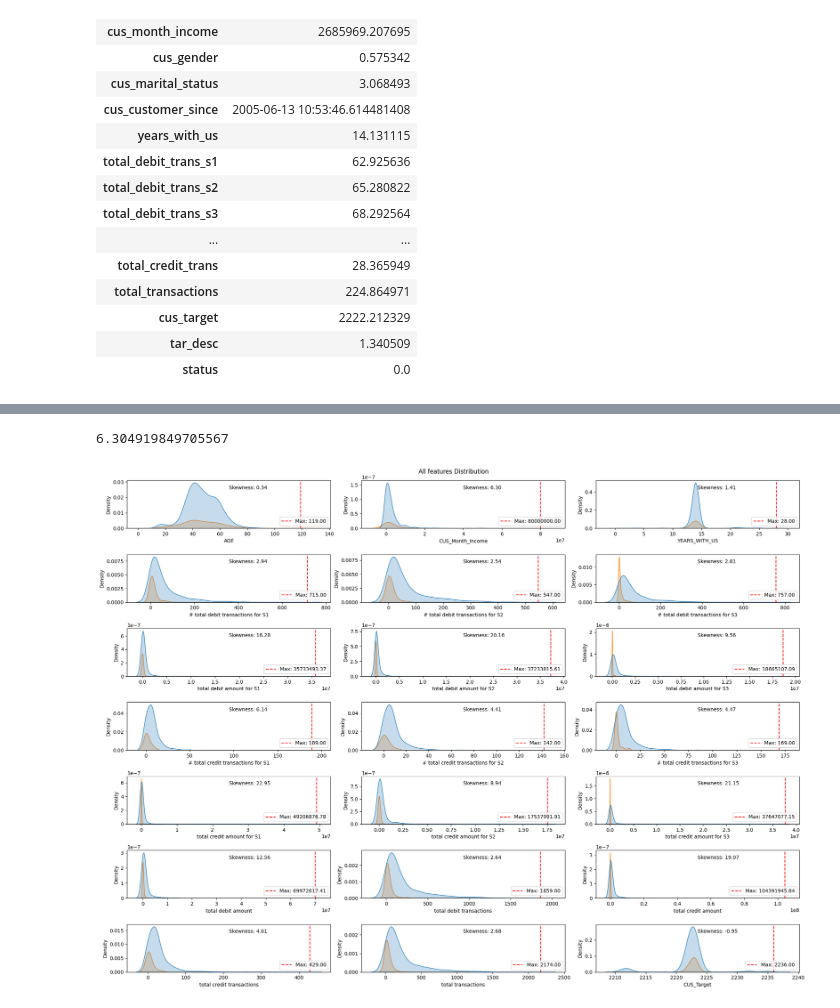
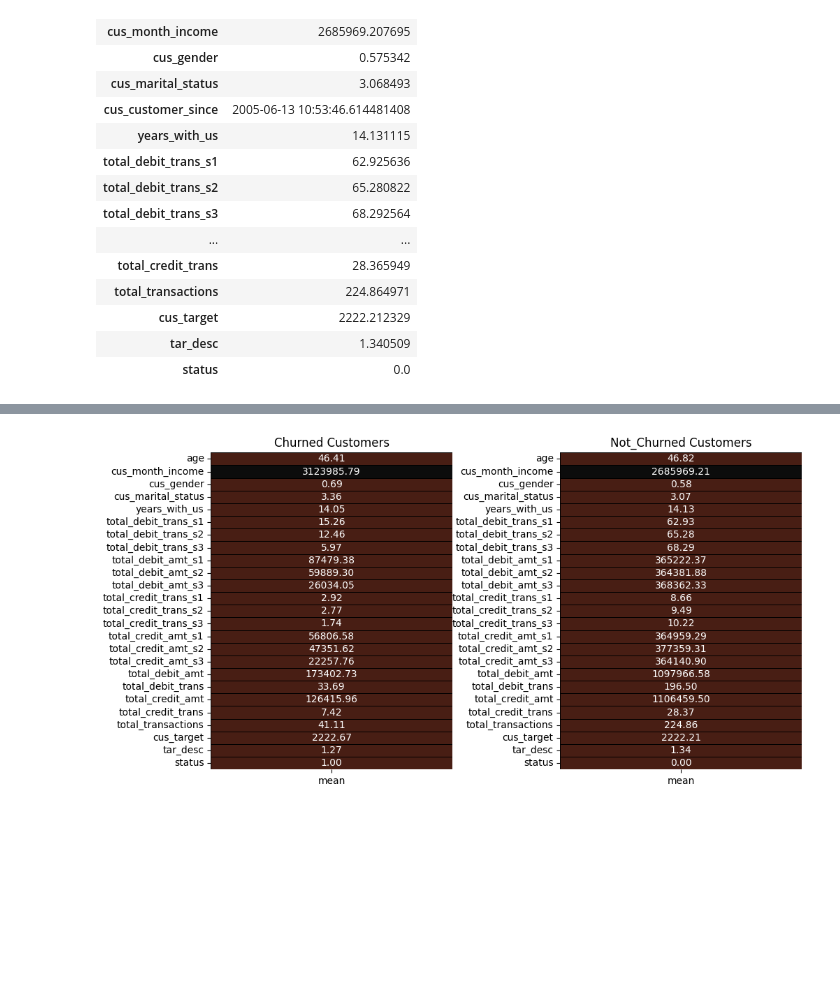
Before and after one commit to shivamkc01/Bank_Standard_bank_churn, a Jupyter notebook: notebook/check_data.ipynb, the cells around one changed output, grey strips where cells are left out. Drawn from its saved outputs; the diff is of its cells as text; code cells hidden in the pictures; blank space fills up the shorter version.

```diff
--- a/notebook/check_data.ipynb
+++ b/notebook/check_data.ipynb
@@ -372,22 +386,3 @@ not_churn[['mean']]
 | cus_target | 2222.212329 |
 | tar_desc | 1.340509 |
 | status | 0.0 |
-# %%
-encoded_df.drop(['cus_dob', "cus_customer_since"], axis=1, inplace=True)
-colors = ['#FF8E8F','#A0153E']
-
-churn = encoded_df[encoded_df['status'] == 1].describe().T
-not_churn = encoded_df[encoded_df['status'] == 0].describe().T
-
-fig,ax = plt.subplots(nrows = 1,ncols = 2,figsize = (10,5))
-plt.subplot(1,2,1)
-sns.heatmap(churn[['mean']],annot = True,cmap = colors,linewidths = 0.6,linecolor = 'black',cbar = False,fmt = '.2f')
-plt.title('Churned Customers');
-
-plt.subplot(1,2,2)
-sns.heatmap(not_churn[['mean']],annot = True,cmap = colors,linewidths = 0.6,linecolor = 'black',cbar = False,fmt = '.2f',)
-plt.title('Not_Churned Customers');
-
-fig.tight_layout(pad = 0)
-fig.savefig(config.PLOT_FILES+f"Mean_values_features_churned_and_not_churned_customers.jpg", dpi=200)
-plt.show()
@@ -445,7 +388,0 @@ helper.plot_histogram(cleaned_df)
-# %%
-nums = encoded_df.select_dtypes(include='number')
-# Checking if any number feature is categorical in nature or not
-num_cols = []
-for f in nums:
-    if nums[f].nunique() > 8:
-        num_cols.append(f)
@@ -472,5 +388,0 @@ num_cols
-# %%
-from scipy.stats import skew
-skew(df[num_cols[1]].dropna())
-# %% [output]
-6.304919849705567
@@ -483,26 +389,21 @@ df.loc[:, 'Status'] = df['Status'].map(target_enc)
-# %%
-
-plt.figure(figsize=(20, 15))
-for i in range(0, len(num_cols)):
-    plt.subplot(7, 3,  i+1)
-    sns.kdeplot(x = df[num_cols[i]], fill=True, color=colours, hue=df['Status'])
-    max_value = df[num_cols[i]].max()
-
-
-    skewness = skew(df[num_cols[i]].dropna())
-    plt.text(0.5, 0.9, f'Skewness: {skewness:.2f}',
-                        transform=plt.gca().transAxes,
-                        fontsize=10,
-                        verticalalignment='top'
-            )
-    plt.axvline(x=max_value,
-                color='red',
-                linestyle='--',
-                  label=f'Max: {max_value:.2f}')
-    plt.xlabel(num_cols[i])
-    plt.legend(loc='lower right')
-    plt.suptitle('All features Distribution')
-plt.tight_layout()
-plt.show()
-# %% [output]
-[figure, removed]
+# %%
+# encoded_df.drop(['cus_dob', "cus_customer_since"], axis=1, inplace=True)
+colors = ['#481E14','#0C0C0C']
+
+churn = encoded_df[encoded_df['status'] == 1].describe().T
+not_churn = encoded_df[encoded_df['status'] == 0].describe().T
+
+fig,ax = plt.subplots(nrows = 1,ncols = 2,figsize = (10,5))
+plt.subplot(1,2,1)
+sns.heatmap(churn[['mean']],annot = True,cmap = colors,linewidths = 0.6,linecolor = 'black',cbar = False,fmt = '.2f')
+plt.title('Churned Customers');
+
+plt.subplot(1,2,2)
+sns.heatmap(not_churn[['mean']],annot = True,cmap = colors,linewidths = 0.6,linecolor = 'black',cbar = False,fmt = '.2f',)
+plt.title('Not_Churned Customers');
+
+fig.tight_layout(pad = 0)
+fig.savefig(config.PLOT_FILES+f"Mean_values_features_churned_and_not_churned_customers.jpg", dpi=200)
+plt.show()
+# %% [output]
+[figure, added]
```
Also changed, not shown: parts of 42 cells of this notebook, 30 other files.
